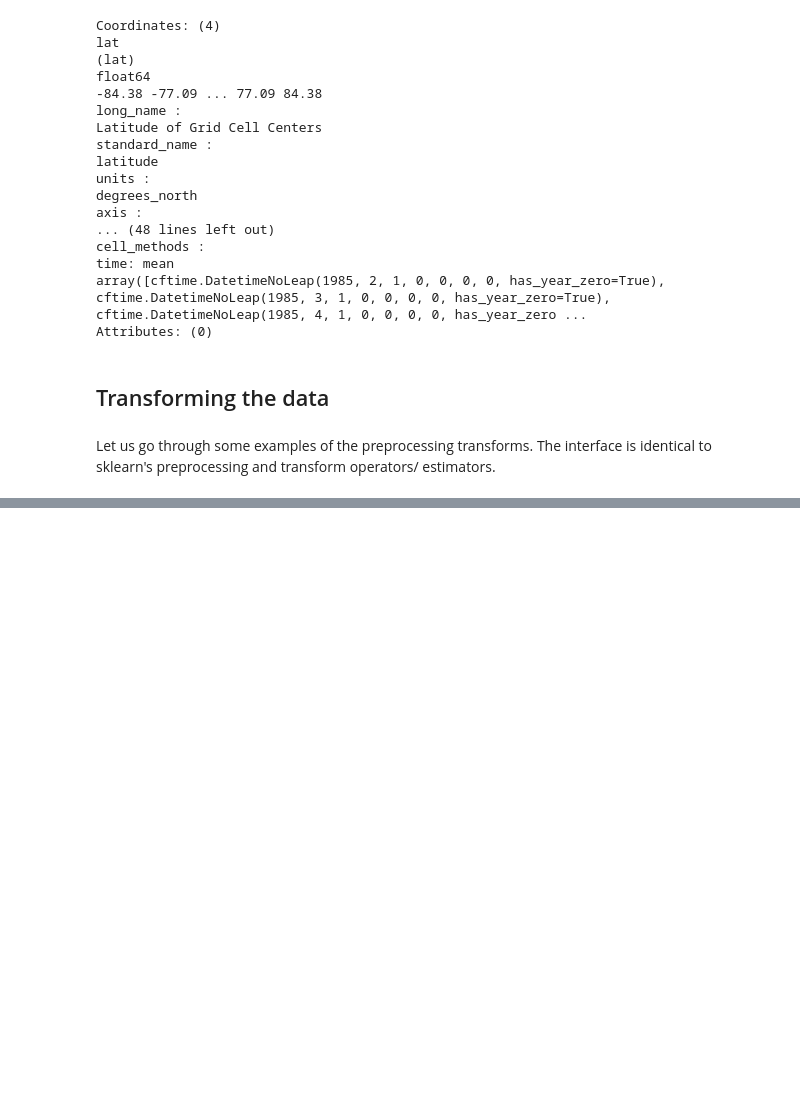
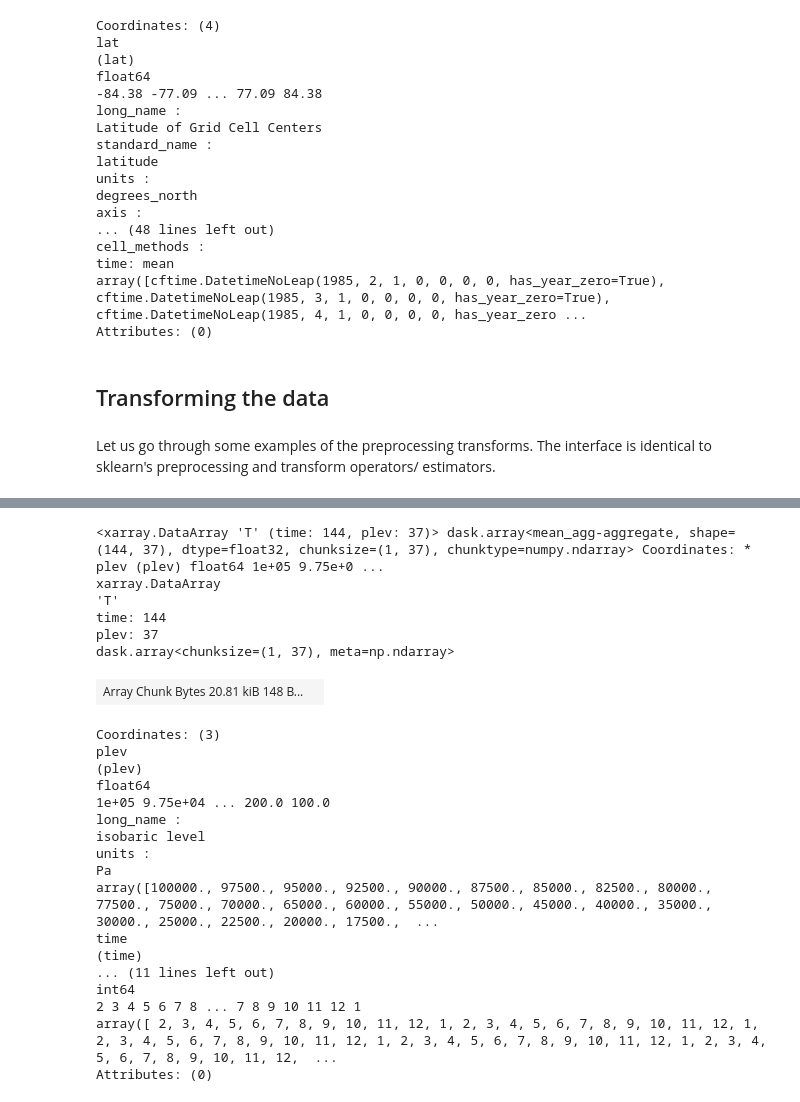
Before and after one commit to sandialabs/clif, a Jupyter notebook: examples/tutorials/clif_intro.ipynb, the cells around one changed output, grey strips where cells are left out. Cells and saved outputs as stored; diff of their text form; code cells hidden in the pictures; blank space fills up the shorter version.

```diff
--- a/examples/tutorials/clif_intro.ipynb
+++ b/examples/tutorials/clif_intro.ipynb
@@ -65,0 +100,36 @@ from clif.preprocessing import SeasonalAnomalyTransform
+# %%
+from sklearn.pipeline import Pipeline
+pipe = Pipeline(
+    steps=[
+        ("clip", ClipTransform(dims=['lat'],bounds=[(-60.,60.)])),
+        ("anom", SeasonalAnomalyTransform(cycle='month')),
+        ("marginalize", MarginalizeOutTransform(dims=['lat','lon'])),
+    ]
+)
+# %%
+pipe.fit_transform(T)
+# %% [output]
+<xarray.DataArray 'T' (time: 144, plev: 37)> dask.array<mean_agg-aggregate, shape=(144, 37), dtype=float32, chunksize=(1, 37), chunktype=numpy.ndarray> Coordinates: * plev (plev) float64 1e+05 9.75e+0 ...
+xarray.DataArray
+'T'
+time: 144
+plev: 37
+dask.array<chunksize=(1, 37), meta=np.ndarray>
+| Array Chunk Bytes 20.81 kiB 148 B... |  |
+Coordinates: (3)
+plev
+(plev)
+float64
+1e+05 9.75e+04 ... 200.0 100.0
+long_name :
+isobaric level
+units :
+Pa
+array([100000., 97500., 95000., 92500., 90000., 87500., 85000., 82500., 80000., 77500., 75000., 70000., 65000., 60000., 55000., 50000., 45000., 40000., 35000., 30000., 25000., 22500., 20000., 17500.,  ...
+time
+(time)
+... (11 lines left out)
+int64
+2 3 4 5 6 7 8 ... 7 8 9 10 11 12 1
+array([ 2, 3, 4, 5, 6, 7, 8, 9, 10, 11, 12, 1, 2, 3, 4, 5, 6, 7, 8, 9, 10, 11, 12, 1, 2, 3, 4, 5, 6, 7, 8, 9, 10, 11, 12, 1, 2, 3, 4, 5, 6, 7, 8, 9, 10, 11, 12, 1, 2, 3, 4, 5, 6, 7, 8, 9, 10, 11, 12,  ...
+Attributes: (0)
```
Also changed, not shown: parts of 4 cells of this notebook, 21 other files.
